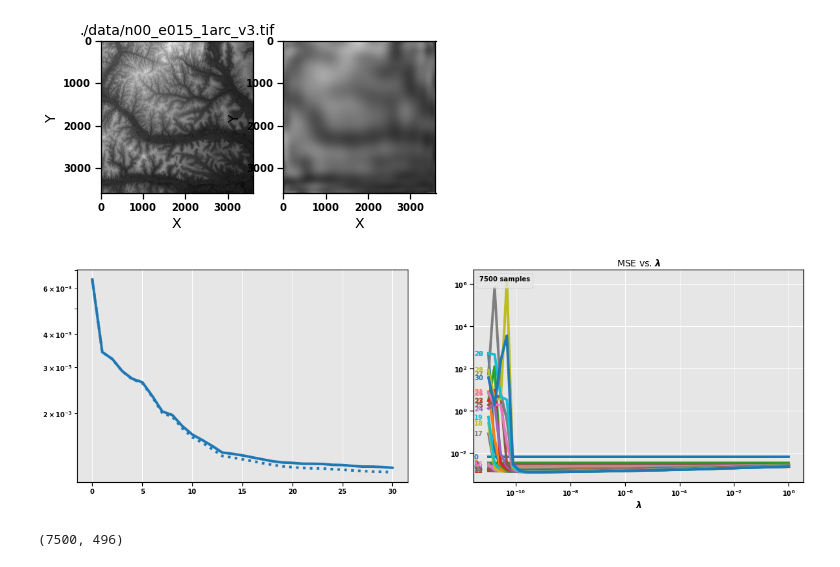
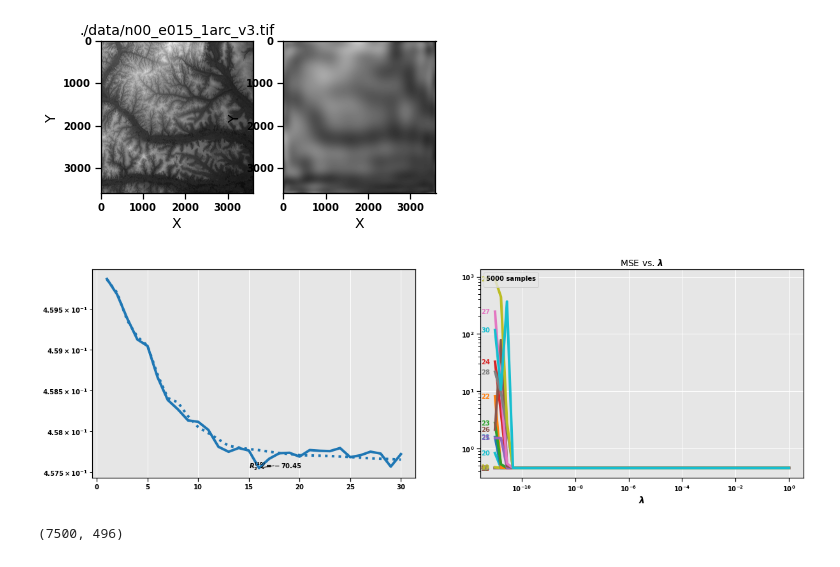
Before and after one commit to fonstelien/FYS-STK4155, a Jupyter notebook: project1/take2.ipynb, the cells around one changed output. Saved outputs shown, nothing was run; the diff lists cells and outputs as text; code cells hidden in the pictures.

```diff
--- a/project1/take2.ipynb
+++ b/project1/take2.ipynb
@@ -412,7 +429,7 @@ plt.show()
 '''LASSO Regression data set'''
 
 NUM_SAMPLES = 1000
-MAX_POLY_ORDER = 15
+MAX_POLY_ORDER = 10
 VAR_EPS = .03
 
 x, y = randmesh(sn=NUM_SAMPLES)
@@ -475,6 +492,7 @@ ax.annotate(f'$R_2 = {R2:.2f}$', xytext=xytext, xy=xy, arrowprops={'arrowstyle':
 ax = axes[1]
 ax.set_title(f"MSE vs. $\lambda$ for $p_{{{best_mse_pn}}}(x,y)$")
 plot_orders = [2,4,6,8,10]
+plot_orders = [3,5,7,9]
 names = [f'test_mse_{pn}' for pn in plot_orders]
 for name in names:
     ax.plot(lasso_bs_df['lambda'], lasso_bs_df[name])
@@ -761,7 +779,7 @@ polynomial_orders = list(range(30+1))
 # %%
 '''Running Ridge with CV'''
 
-sn = 7500
+sn = 5000
 lambdas = np.logspace(-11, 0, 50)
 
 X_down = X[:sn]
@@ -778,38 +796,48 @@ train_best_lambda, train_best_mse = best_lambda_mse(df=ridge_df, polynomial_orde
 ax.plot(polynomial_orders, test_best_mse, color=COLORS[0])
 ax.plot(polynomial_orders, train_best_mse, ':', color=COLORS[0])
 ax.set_yscale('log')
+
+
+# R2 annotation
+best_idx = test_best_mse.argmin()
+best_mse_pn = polynomial_orders[best_idx]
+best_mse_val = test_best_mse.min()
+xytext = (best_mse_pn-1, best_mse_val)
+xy = (best_mse_pn, best_mse_val)
+R2 = best_r2(test_best_mse, z_down)
+ax.annotate(f'$R_2^{{({best_mse_pn})}} = {R2:.2f}$', xytext=xytext, xy=xy, arrowprops={'arrowstyle':'->'})
 
 
 ''' MSE vs lambda '''
 ax = axes[1]
 ax.set_title(f"MSE vs. $\lambda$")
 plot_orders = [3,7,10,13,15]
 plot_orders = polynomial_orders
 names = [f'test_mse_{pn}' for pn in plot_orders]
 for name in names:
     ax.plot(ridge_df['lambda'], ridge_df[name])
 
 for line, pn in zip(ax.lines, plot_orders):
     y = line.get_ydata()[0]
     ax.annotate(str(pn), xy=(0,y), xytext=(1,0), color=line.get_color(),
                 xycoords = ax.get_yaxis_transform(), textcoords="offset points",
                 size=SMALL, va="center")
 
 ax.legend([], title=f'{sn} samples', fontsize=SMALL, title_fontsize=SMALL, loc='upper left')
 ax.set_xlabel("$\lambda$")
 #ax.set_ylabel("MSE")
 ax.set_xscale('log')
 ax.set_yscale('log')
 
 # Annotate best lambda
 #xytext = (best_mse_lambda_val, .04)
 #xy = (best_mse_lambda_val, best_mse_val)
 #ax.annotate(f'$\lambda = {best_mse_lambda_val:.2e}$', xytext=xytext, xy=xy, arrowprops={'arrowstyle':'->'})
 
 
 plt.show()
 # %% [output]
-[figure, old version]
+[figure, new version]
 # %%
 
 file_name = './data/n00_e015_1arc_v3.tif'
```
Also changed, not shown: parts of 7 cells of this notebook, 2 other files.
